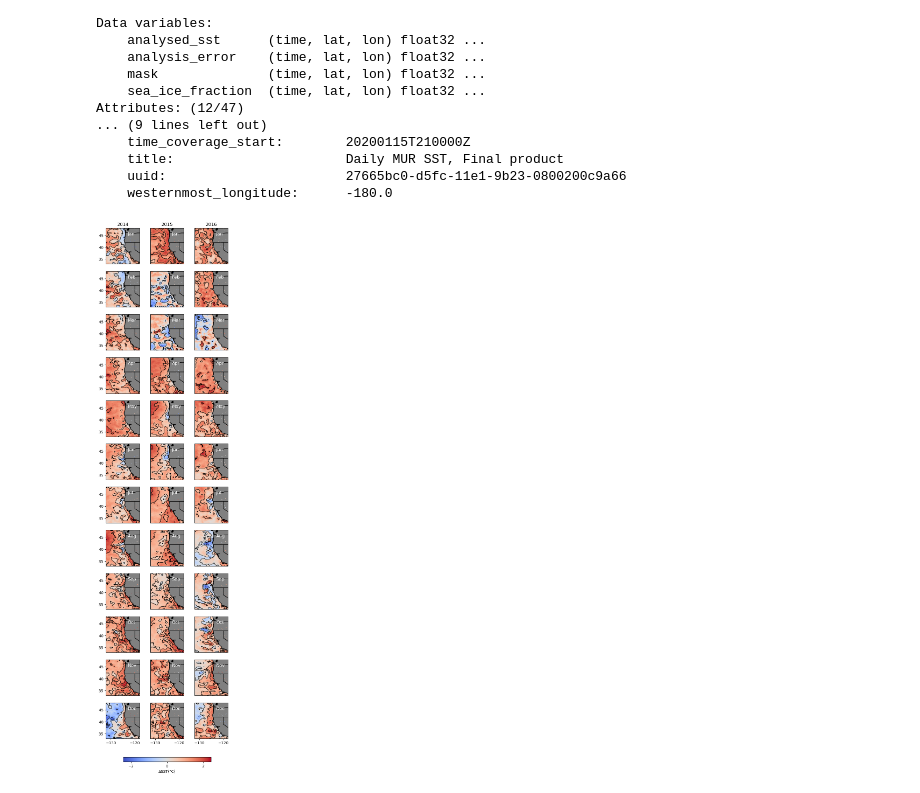
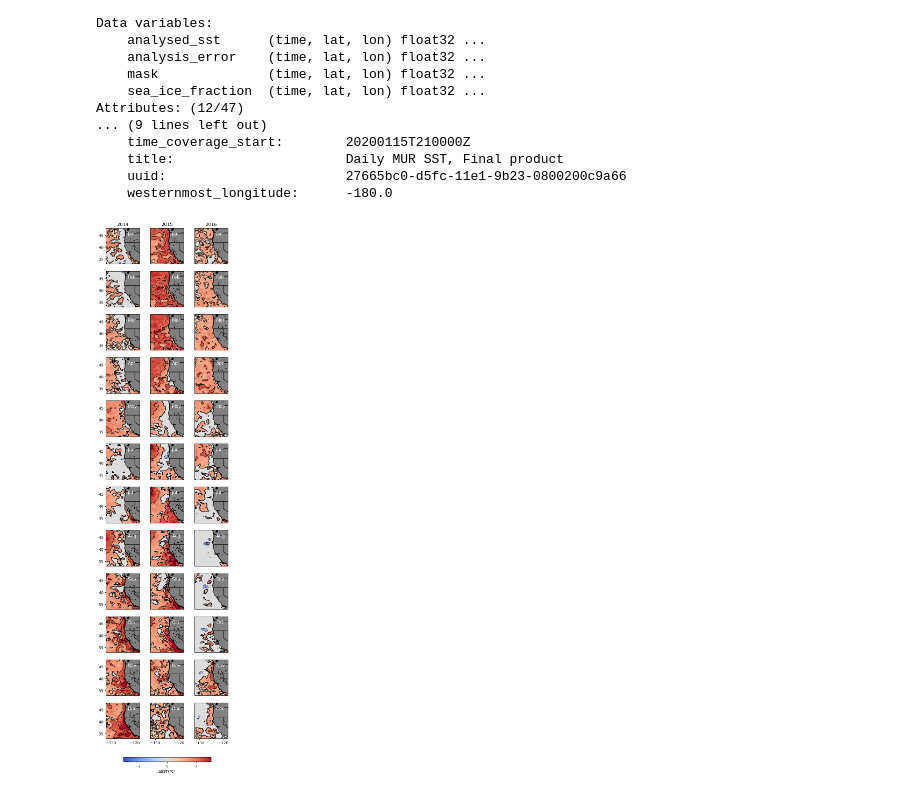
Before and after one commit to UCB-stat-159-s23/hw03-group23, a Jupyter notebook: climate-Q4.ipynb, the cells around one changed output. Cells and saved outputs as stored; diff of their text form; code cells hidden in the pictures.

```diff
--- a/climate-Q4.ipynb
+++ b/climate-Q4.ipynb
@@ -60,42 +79,42 @@ sst_anomolies = ds.analysed_sst.groupby('time.dayofyear') - daily_climatology
 months = ['Jan', 'Feb', 'Mar', 'Apr', 'May', 'Jun', 'Jul', 'Aug', 'Sep', 'Oct', 'Nov', 'Dec']
 
 # create the 12 * 3 grid for the graph.
 fig, axs = plt.subplots(nrows=12, ncols=3, sharex=True, sharey=True, subplot_kw=dict(projection=crs),figsize=(6, 30))
 
 ## Plotting Data with a nested loop
 for year in range(3):
+    anomaly_by_year = years_anomaly[year]
     for month in range(12):
-        time = f"20{14 + year}-{month + 1:02d}"
-
         # color map & plot the graphs
-        img = sst_anomolies.sel(time=time).mean("time").plot(ax=axs[month, year], transform=crs, add_colorbar=False, cmap="coolwarm")
-
+        anomaly_by_month = anomaly_by_year[month, :, :]
+        img = anomaly_by_month.plot(ax=axs[month, year], transform=crs, add_colorbar=False, cmap='coolwarm', vmin=-3, vmax=3)
         # adding contour to each subplot
-        sst_anomolies.sel(time=time).mean("time").plot.contour(ax=axs[month, year], colors='black', linewidths=1, vmin=-3, vmax=3)
-
+        anomaly_by_month.plot.contour(ax=axs[month, year], colors='black', linewidths=1, vmin=-3, vmax=3)
 
         #ds.analysed_sst.sel(time=time).mean("time").plot(ax=ax[month, year], transform=crs)
 
-        axs[month, year].coastlines("10m", color="k")
-        axs[month, year].add_feature(cfeature.LAND, color="grey")
-        axs[month, year].add_feature(cfeature.STATES.with_scale("10m"))
-        axs[month, year].text(-123, 45, months[month], fontsize=12, color = 'white')
+        axs[month, year].coastlines("10m", color="k", zorder=1)
+        axs[month, year].add_feature(cfeature.LAND, color="grey", zorder=1)
+        axs[month, year].add_feature(cfeature.STATES.with_scale("10m"),zorder=1)
+        axs[month, year].text(-123, 45, months[month], fontsize=12, color = 'white', zorder=1)
+        axs[month, year].set_xlabel('')
         axs[month, year].set_ylabel('')
+        axs[month, year].set_title('')
 
         ## Add Month and Year label for each graph
         if month == 0:
             axs[month, year].set_title(f"20{14 + year}")
         if year == 0:
             axs[month, year].set_yticks([35, 40, 45])
         if month == 11:
             axs[month, year].set_xticks([-130, -120])
-            axs[month, year].set_xlabel('')
 
 # add color bar
 colorBar = plt.colorbar(img, ax=axs, location='bottom', shrink=0.7, pad=0.03)
 colorBar.set_label('ΔSST(°C)')
 colorBar.set_ticks(range(-2, 3, 2))
 
+plt.savefig("Climate-Q4.png")
 plt.show()
 # %% [output]
-[figure, old version]
+[figure, new version]
```
Also changed, not shown: parts of 1 cell of this notebook.
